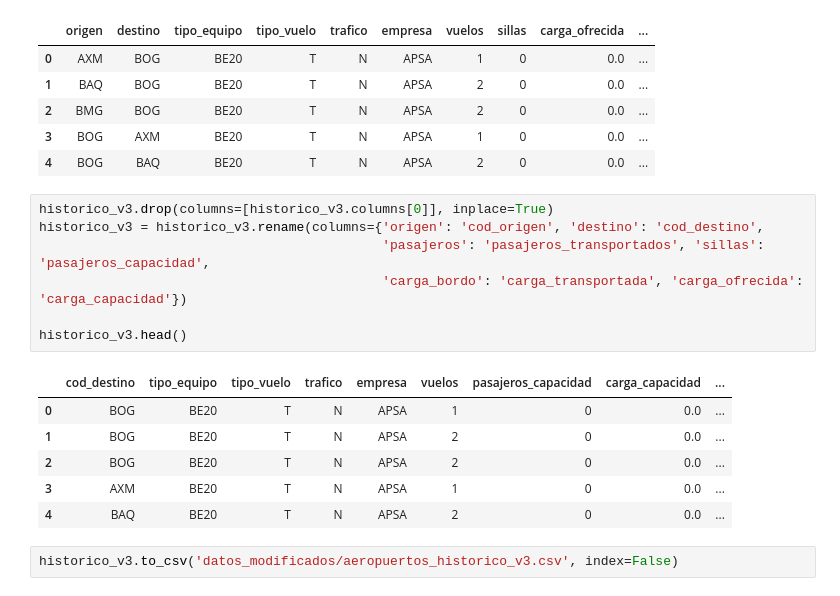
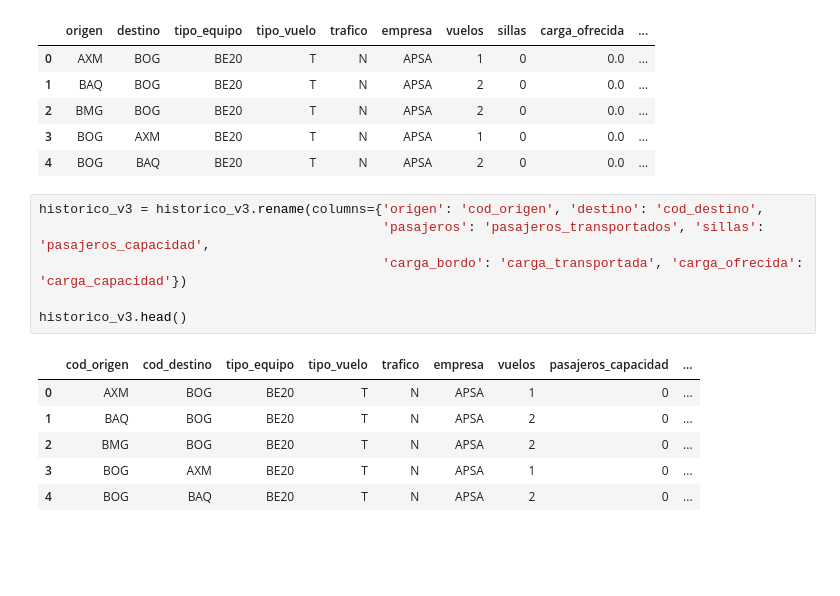
Before and after one commit to ddelcastillo/BI_Proyecto_2, a Jupyter notebook: E2/Aeropuertos.ipynb, the cells around one changed output. Cells and saved outputs as stored; diff of their text form; blank space fills up the shorter version.

Commit message:
Estructura de aeropuertos

```diff
--- a/E2/Aeropuertos.ipynb
+++ b/E2/Aeropuertos.ipynb
@@ -348,18 +348,15 @@ historico_v3.head()
 | 3 | BOG | AXM | BE20 | T | N | APSA | 1 | 0 | 0.0 | ... |
 | 4 | BOG | BAQ | BE20 | T | N | APSA | 2 | 0 | 0.0 | ... |
 # %%
-historico_v3.drop(columns=[historico_v3.columns[0]], inplace=True)
 historico_v3 = historico_v3.rename(columns={'origen': 'cod_origen', 'destino': 'cod_destino',
                                             'pasajeros': 'pasajeros_transportados', 'sillas': 'pasajeros_capacidad',
                                             'carga_bordo': 'carga_transportada', 'carga_ofrecida': 'carga_capacidad'})
 
 historico_v3.head()
 # %% [output]
-|  | cod_destino | tipo_equipo | tipo_vuelo | trafico | empresa | vuelos | pasajeros_capacidad | carga_capacidad | ... |
-| 0 | BOG | BE20 | T | N | APSA | 1 | 0 | 0.0 | ... |
-| 1 | BOG | BE20 | T | N | APSA | 2 | 0 | 0.0 | ... |
-| 2 | BOG | BE20 | T | N | APSA | 2 | 0 | 0.0 | ... |
-| 3 | AXM | BE20 | T | N | APSA | 1 | 0 | 0.0 | ... |
-| 4 | BAQ | BE20 | T | N | APSA | 2 | 0 | 0.0 | ... |
+|  | cod_origen | cod_destino | tipo_equipo | tipo_vuelo | trafico | empresa | vuelos | pasajeros_capacidad | ... |
+| 0 | AXM | BOG | BE20 | T | N | APSA | 1 | 0 | ... |
+| 1 | BAQ | BOG | BE20 | T | N | APSA | 2 | 0 | ... |
+| 2 | BMG | BOG | BE20 | T | N | APSA | 2 | 0 | ... |
+| 3 | BOG | AXM | BE20 | T | N | APSA | 1 | 0 | ... |
+| 4 | BOG | BAQ | BE20 | T | N | APSA | 2 | 0 | ... |
-# %%
-historico_v3.to_csv('datos_modificados/aeropuertos_historico_v3.csv', index=False)
```
Also changed, not shown: 10 other files.
